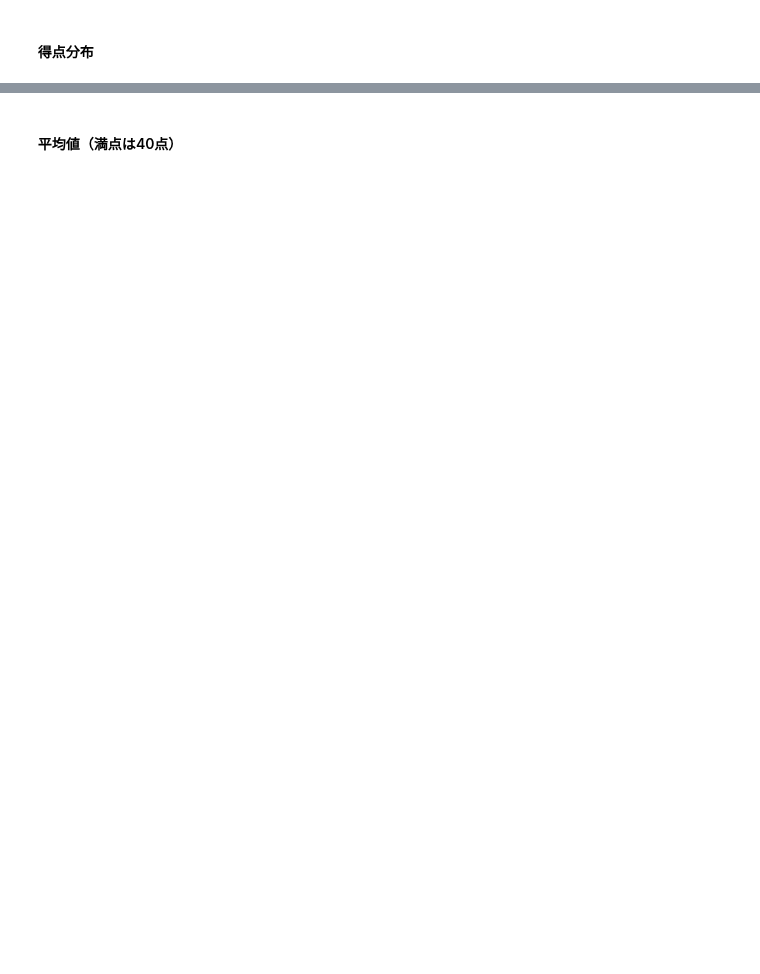
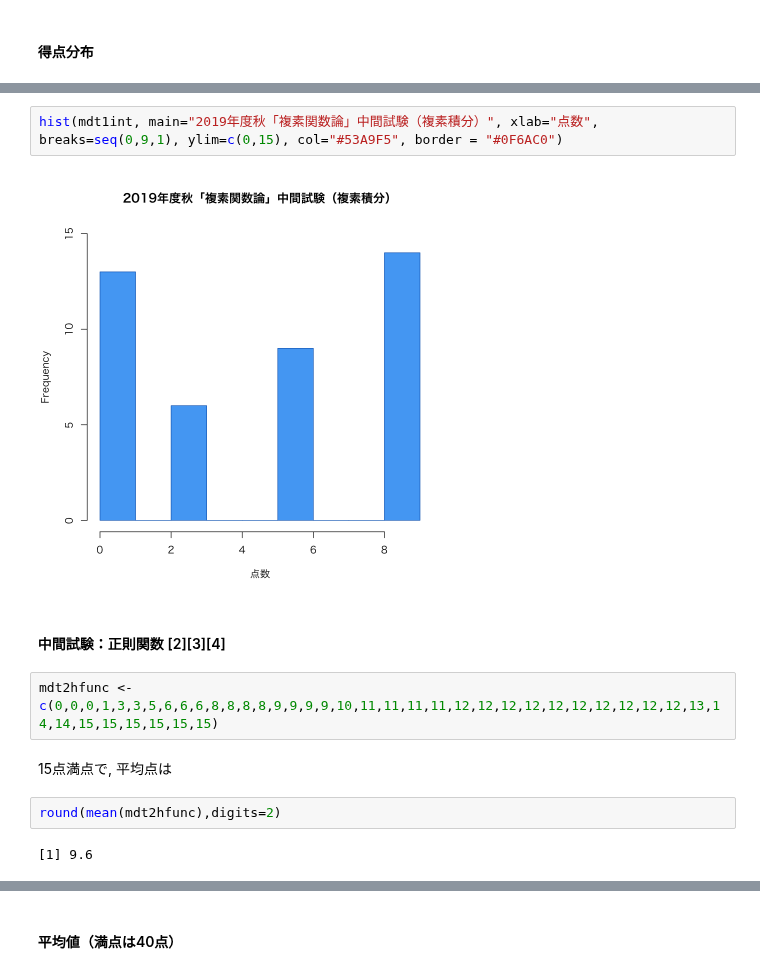
Before and after one commit to shiroyasu/shiroyasu.github.io, a Jupyter notebook: teaching/2019f/ca-examr.ipynb, the cells around one changed output, grey strips where cells are left out. Saved outputs shown, nothing was run; the diff lists cells and outputs as text; blank space fills up the shorter version.

```diff
--- a/teaching/2019f/ca-examr.ipynb
+++ b/teaching/2019f/ca-examr.ipynb
@@ -42,0 +51,14 @@ edt <- c(12,12,14,16,22,26,26,32,32,32,32,32,32,40,40,40)
+# %%
+hist(mdt1int, main="2019年度秋「複素関数論」中間試験（複素積分）", xlab="点数", breaks=seq(0,9,1), ylim=c(0,15), col="#53A9F5", border = "#0F6AC0")
+# %% [output]
+[figure, added]
+# %% [markdown]
+#### 中間試験：正則関数 [2][3][4] ####
+# %%
+mdt2hfunc <- c(0,0,0,1,3,3,5,6,6,6,8,8,8,8,9,9,9,9,10,11,11,11,11,12,12,12,12,12,12,12,12,12,12,13,14,14,15,15,15,15,15,15)
+# %% [markdown]
+15点満点で, 平均点は
+# %%
+round(mean(mdt2hfunc),digits=2)
+# %% [output]
+[1] 9.6
```
Also changed, not shown: parts of 31 cells of this notebook, 1 other file.
